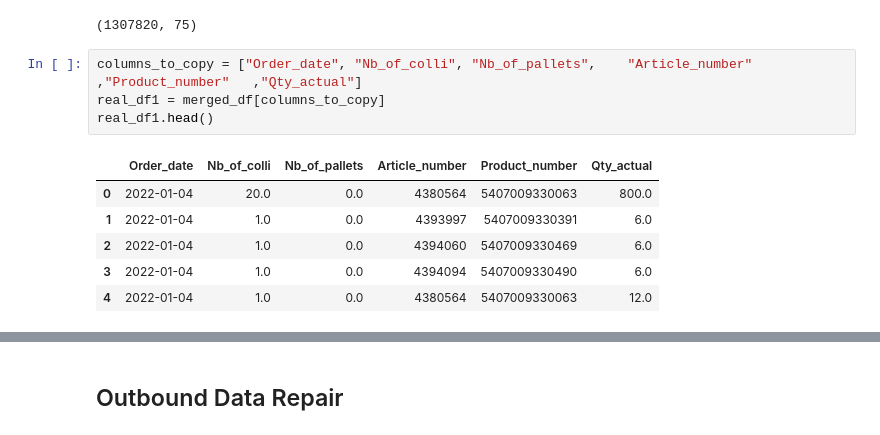
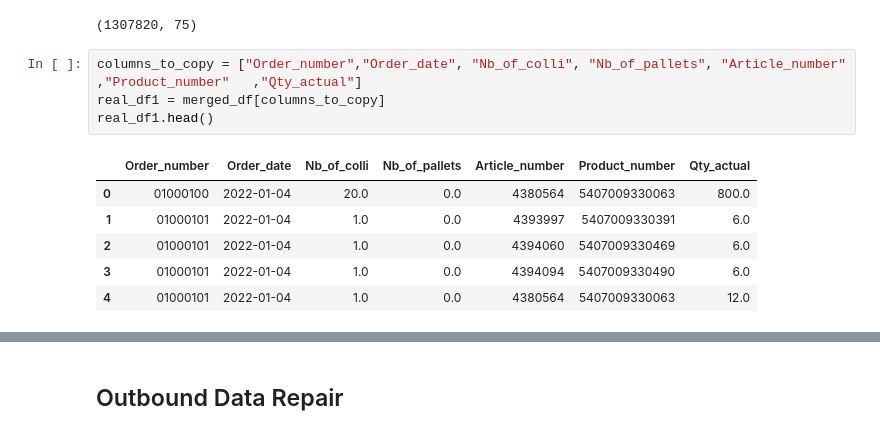
Before and after one commit to HarveyMariya/DataScience_UHasselt, a Jupyter notebook: Python_Scripts/Data_Science_Project/Data_wrangling_DS_project.ipynb, the cells around one changed output, grey strips where cells are left out. Saved outputs shown, nothing was run; the diff lists cells and outputs as text.

```diff
--- a/Python_Scripts/Data_Science_Project/Data_wrangling_DS_project.ipynb
+++ b/Python_Scripts/Data_Science_Project/Data_wrangling_DS_project.ipynb
@@ -281,16 +161,16 @@ merged_df.shape
 # %% [output]
 (1307820, 75)
 # %%
-columns_to_copy = ["Order_date", "Nb_of_colli", "Nb_of_pallets",	"Article_number"	,"Product_number"	,"Qty_actual"]
+columns_to_copy = ["Order_number","Order_date", "Nb_of_colli", "Nb_of_pallets",	"Article_number"	,"Product_number"	,"Qty_actual"]
 real_df1 = merged_df[columns_to_copy]
 real_df1.head()
 # %% [output]
-|  | Order_date | Nb_of_colli | Nb_of_pallets | Article_number | Product_number | Qty_actual |
-| 0 | 2022-01-04 | 20.0 | 0.0 | 4380564 | 5407009330063 | 800.0 |
-| 1 | 2022-01-04 | 1.0 | 0.0 | 4393997 | 5407009330391 | 6.0 |
-| 2 | 2022-01-04 | 1.0 | 0.0 | 4394060 | 5407009330469 | 6.0 |
-| 3 | 2022-01-04 | 1.0 | 0.0 | 4394094 | 5407009330490 | 6.0 |
-| 4 | 2022-01-04 | 1.0 | 0.0 | 4380564 | 5407009330063 | 12.0 |
+|  | Order_number | Order_date | Nb_of_colli | Nb_of_pallets | Article_number | Product_number | Qty_actual |
+| 0 | 01000100 | 2022-01-04 | 20.0 | 0.0 | 4380564 | 5407009330063 | 800.0 |
+| 1 | 01000101 | 2022-01-04 | 1.0 | 0.0 | 4393997 | 5407009330391 | 6.0 |
+| 2 | 01000101 | 2022-01-04 | 1.0 | 0.0 | 4394060 | 5407009330469 | 6.0 |
+| 3 | 01000101 | 2022-01-04 | 1.0 | 0.0 | 4394094 | 5407009330490 | 6.0 |
+| 4 | 01000101 | 2022-01-04 | 1.0 | 0.0 | 4380564 | 5407009330063 | 12.0 |
 # %%
 # Use merge to match and append values from df2 to df1
 real_df2 = real_df1.merge(df2, left_on='Product_number', right_on='ProductCode', how='left')
```
Also changed, not shown: parts of 57 cells of this notebook, 4 other files.
